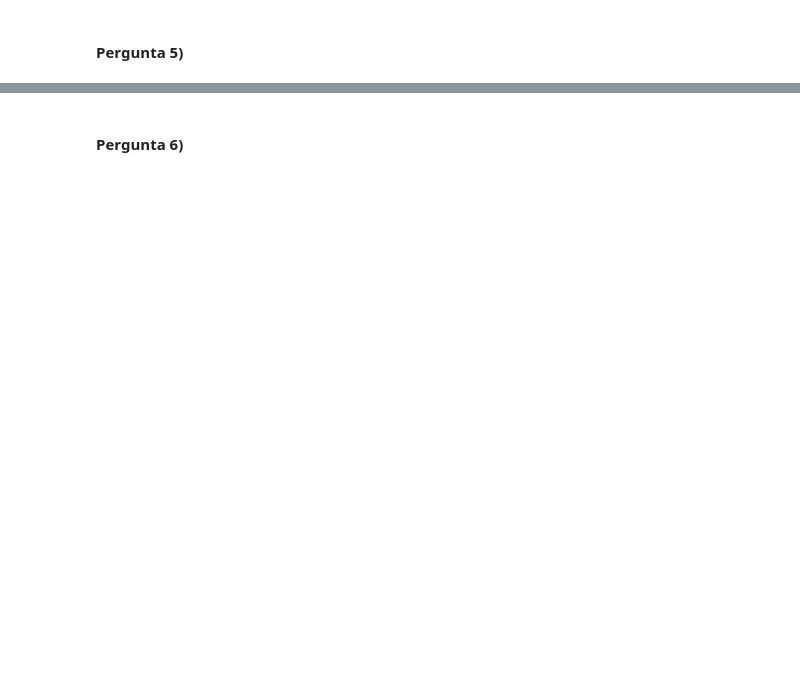
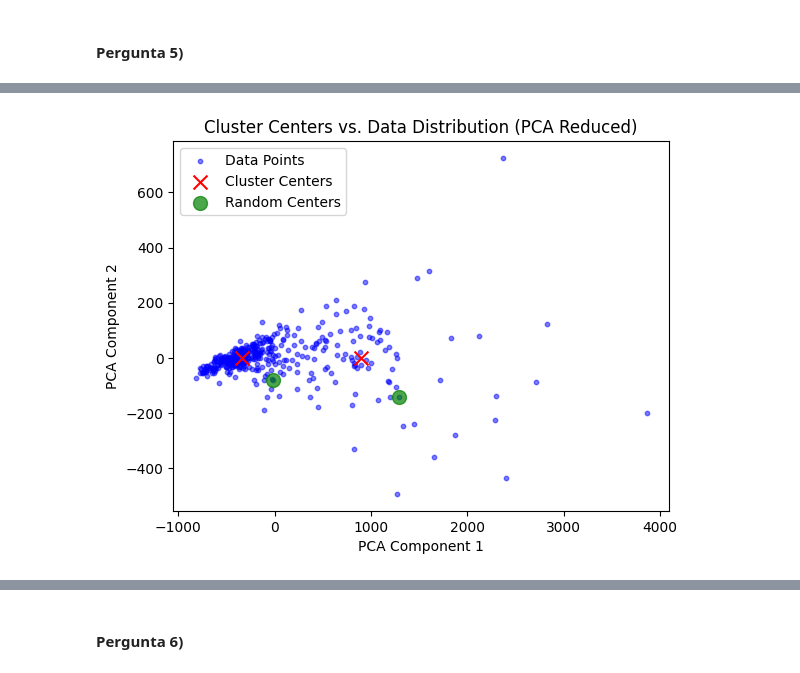
Before and after one commit to leocfig/Apren-24-25, a Jupyter notebook: Award/G041_notebook.ipynb, the cells around one changed output, grey strips where cells are left out. Drawn from its saved outputs; the diff is of its cells as text; code cells hidden in the pictures; blank space fills up the shorter version.

```diff
--- a/Award/G041_notebook.ipynb
+++ b/Award/G041_notebook.ipynb
@@ -247,0 +362,33 @@ Accuracy of Logistic Regression with k=12: 0.90643
+# %%
+import matplotlib.pyplot as plt
+from sklearn.decomposition import PCA
+import numpy as np
+
+# Reduce data to 2D for visualization using PCA
+pca = PCA(n_components=2)
+X_train_pca = pca.fit_transform(X_train)
+
+# Get cluster centers from GMM
+gmm = GaussianMixture(n_components=optimal_k, random_state=42)
+gmm.fit(X_train)
+cluster_centers = gmm.means_
+
+# Project cluster centers to PCA space
+cluster_centers_pca = pca.transform(cluster_centers)
+
+# Plot data and cluster centers
+plt.scatter(X_train_pca[:, 0], X_train_pca[:, 1], c='blue', s=10, label='Data Points', alpha=0.5)
+plt.scatter(cluster_centers_pca[:, 0], cluster_centers_pca[:, 1], c='red', marker='x', s=100, label='Cluster Centers')
+
+# Optional: Compare with random centers
+random_centers = X_train[np.random.choice(X_train.shape[0], size=optimal_k, replace=False)]
+random_centers_pca = pca.transform(random_centers)
+plt.scatter(random_centers_pca[:, 0], random_centers_pca[:, 1], c='green', marker='o', s=100, label='Random Centers', alpha=0.7)
+
+plt.legend()
+plt.title('Cluster Centers vs. Data Distribution (PCA Reduced)')
+plt.xlabel('PCA Component 1')
+plt.ylabel('PCA Component 2')
+plt.show()
+# %% [output]
+[figure, added]
```
Also changed, not shown: parts of 6 cells of this notebook.
